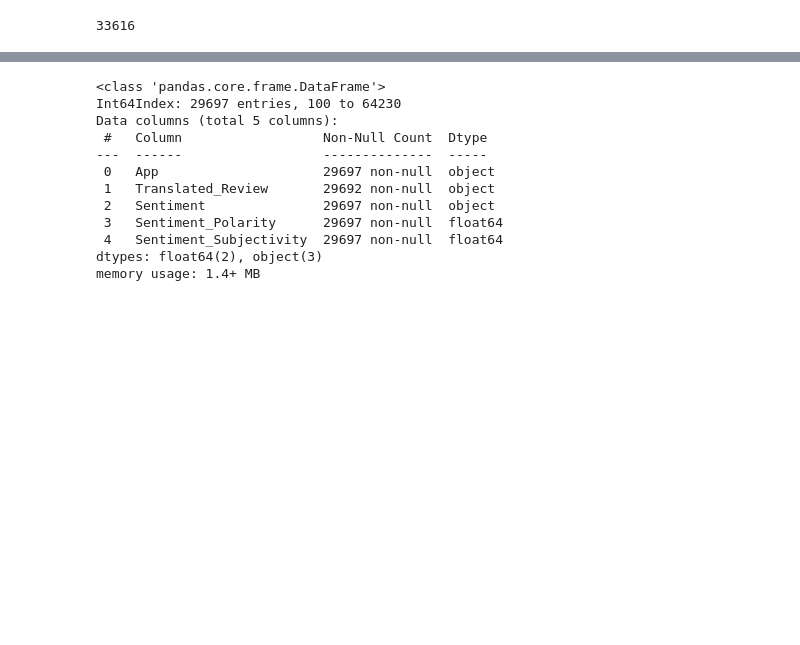
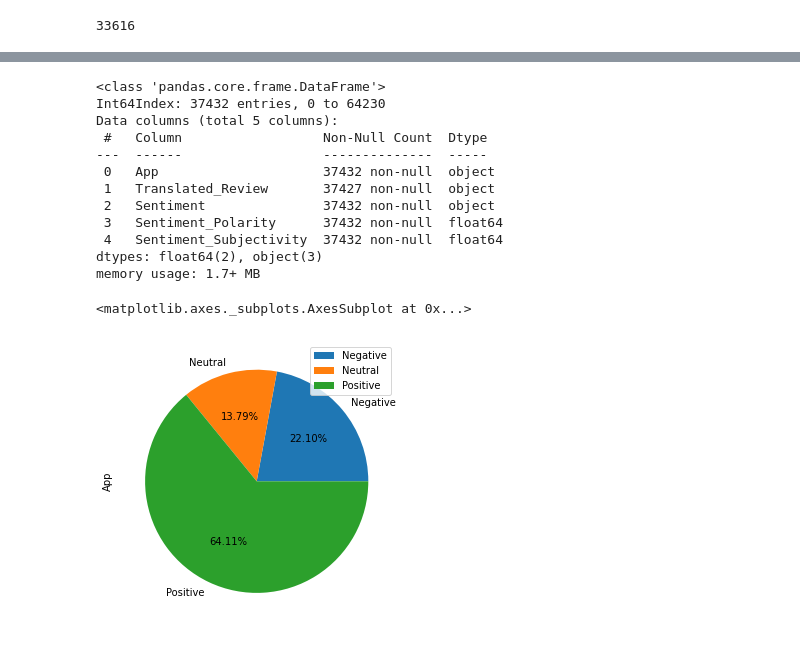
Before and after one commit to MadhurAwasthi/Play_Store-EDA, a Jupyter notebook: Play_Store_App_Review_Analysis_Capstone_Project.ipynb, the cells around one changed output, grey strips where cells are left out. Saved outputs shown, nothing was run; the diff lists cells and outputs as text; code cells hidden in the pictures; blank space fills up the shorter version.

```diff
--- a/Play_Store_App_Review_Analysis_Capstone_Project.ipynb
+++ b/Play_Store_App_Review_Analysis_Capstone_Project.ipynb
@@ -451,6 +510,3 @@ updated dataframe has 8213 rows and 11 columns
 review_df.duplicated(keep='last').sum()
 # %% [output]
 33616
-# %%
-# there are 33616 duplicate rows lets remove
-review_df.drop_duplicates(keep='last',inplace=True) # remove or not
@@ -481,14 +518,23 @@ review_df.info()
 # so we have removed all the null values
 # %% [output]
 <class 'pandas.core.frame.DataFrame'>
-Int64Index: 29697 entries, 100 to 64230
+Int64Index: 37432 entries, 0 to 64230
 Data columns (total 5 columns):
  #   Column                  Non-Null Count  Dtype
 ---  ------                  --------------  -----
- 0   App                     29697 non-null  object
- 1   Translated_Review       29692 non-null  object
- 2   Sentiment               29697 non-null  object
- 3   Sentiment_Polarity      29697 non-null  float64
- 4   Sentiment_Subjectivity  29697 non-null  float64
+ 0   App                     37432 non-null  object
+ 1   Translated_Review       37427 non-null  object
+ 2   Sentiment               37432 non-null  object
+ 3   Sentiment_Polarity      37432 non-null  float64
+ 4   Sentiment_Subjectivity  37432 non-null  float64
 dtypes: float64(2), object(3)
-memory usage: 1.4+ MB
+memory usage: 1.7+ MB
+# %%
+#Lets check how much percentage of Postive Sentiments we have in data set.
+df_review=review_df.groupby(['Sentiment']).count()
+# %%
+#Plot the percentage of sentiments on the pie chart in entire data set
+df_review.plot.pie(y='App', figsize=(5,6),autopct='%1.2f%%')
+# %% [output]
+<matplotlib.axes._subplots.AxesSubplot at 0x...>
+[figure, added]
```
Also changed, not shown: parts of 16 cells of this notebook.
